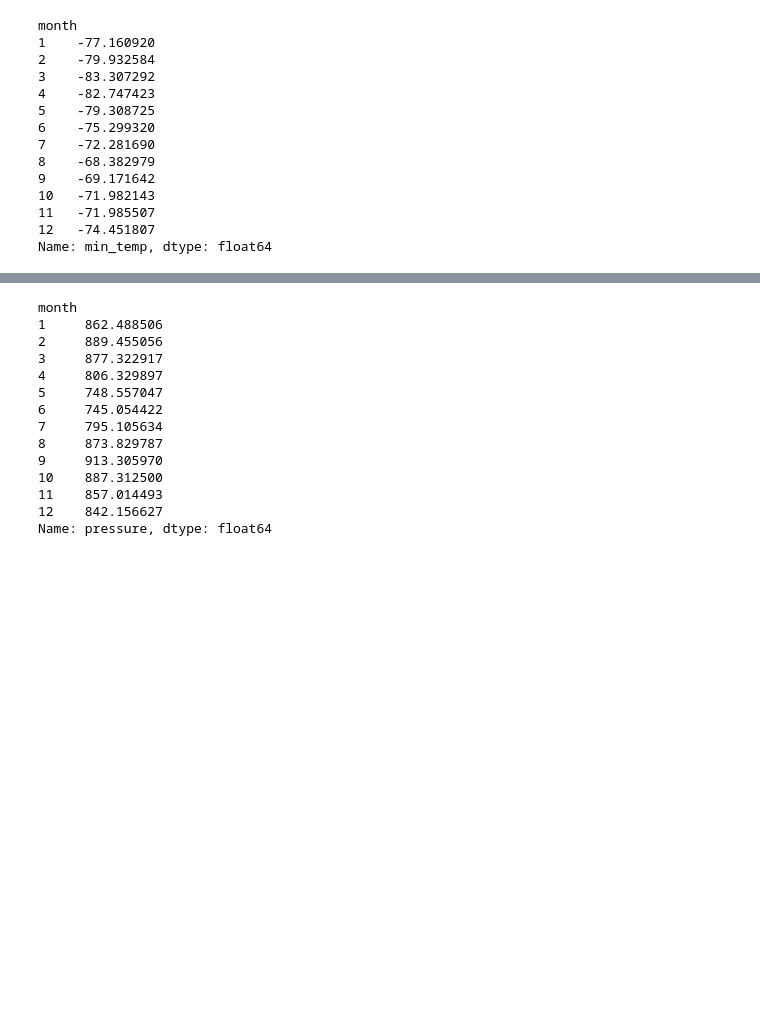
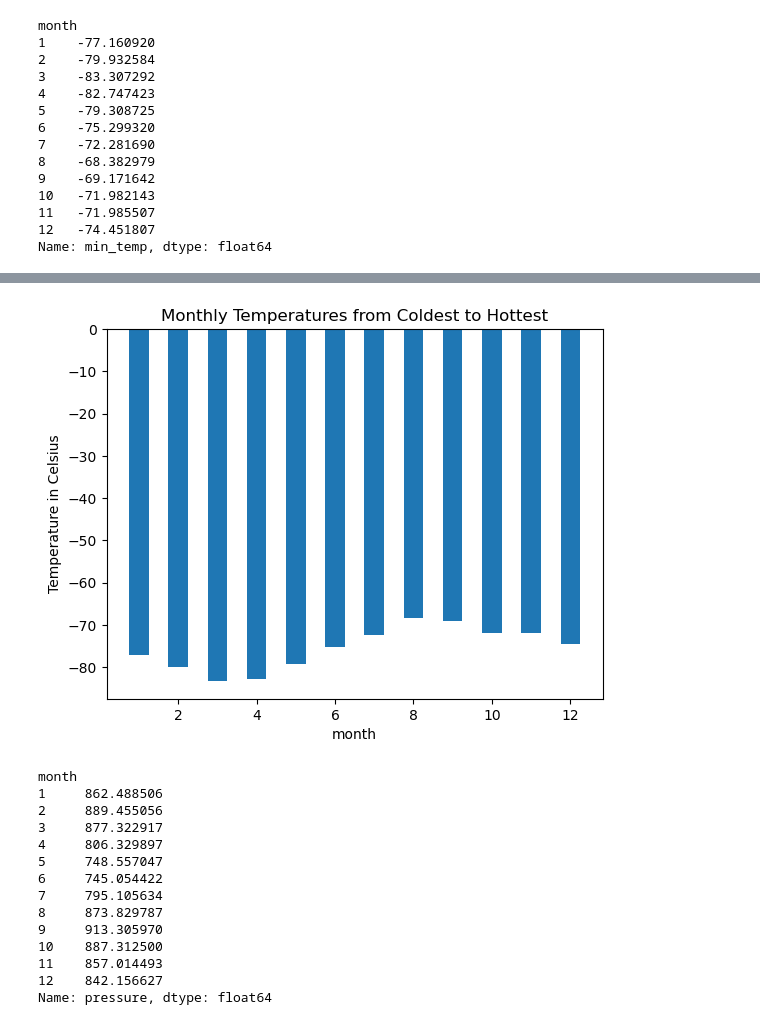
Before and after one commit to d6kramer/web-scraping, a Jupyter notebook: part_2_mars_weather_working.ipynb, the cells around one changed output, grey strips where cells are left out. Saved outputs shown, nothing was run; the diff lists cells and outputs as text; code cells hidden in the pictures; blank space fills up the shorter version.

```diff
--- a/part_2_mars_weather_working.ipynb
+++ b/part_2_mars_weather_working.ipynb
@@ -168,0 +198,3 @@ Name: min_temp, dtype: float64
+# %%
+sorted_averages = avg_low.sort_values()
+sorted_averages
@@ -169,2 +215,13 @@ Name: min_temp, dtype: float64
+# %%
+# Identify the coldest and hottest months in Curiosity's location
+
+plt.bar(sorted_averages.index, sorted_averages.values, width=0.5)
+ax = plt.gca()
+ax.set_xlabel("month")
+ax.set_ylabel("Temperature in Celsius")
+ax.set_title("Monthly Temperatures from Coldest to Hottest")
+plt.show()
+# %% [output]
+[figure, added]
 # %%
 # 4. Average pressure by Martian month
```
Also changed, not shown: parts of 16 cells of this notebook.
